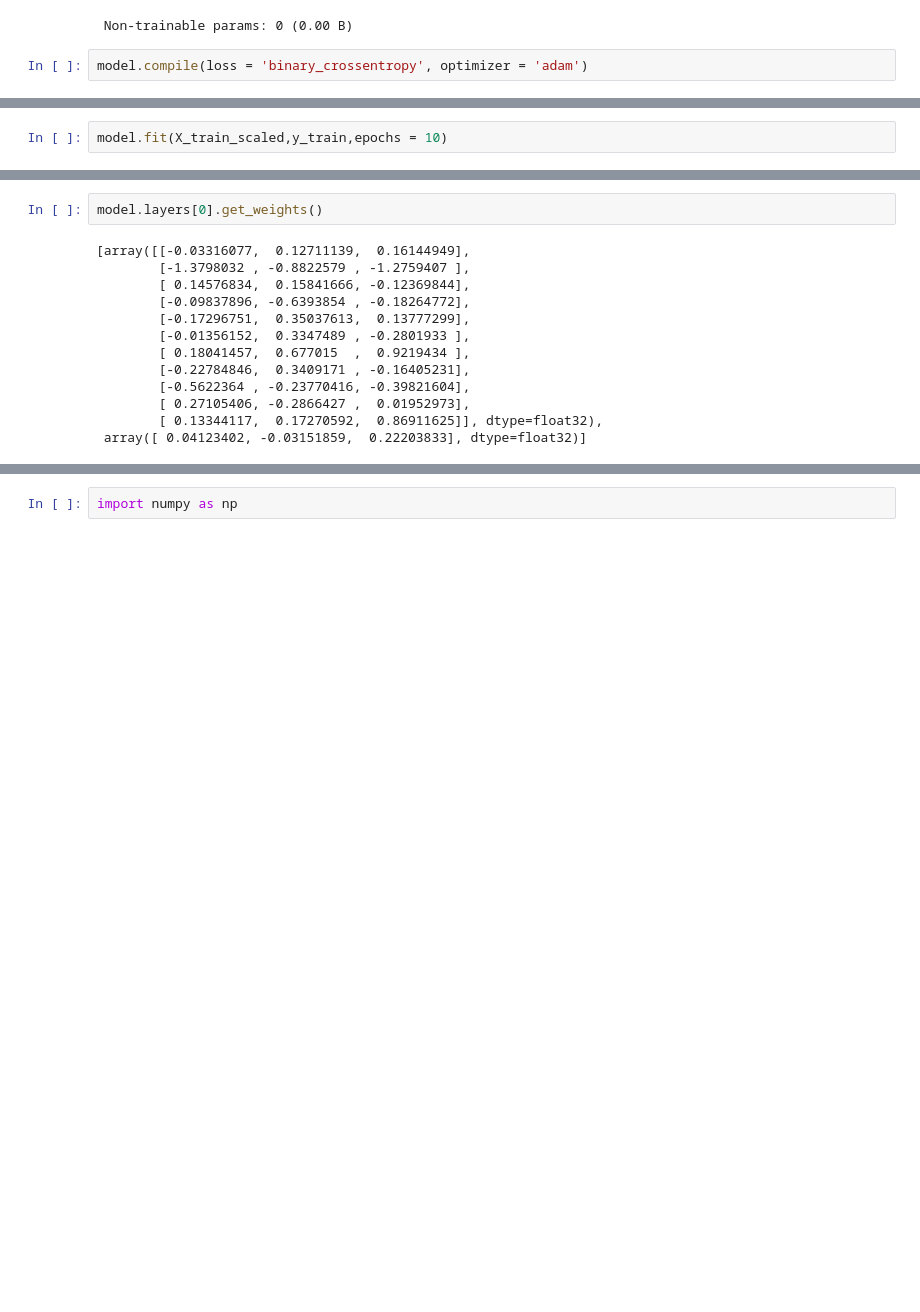
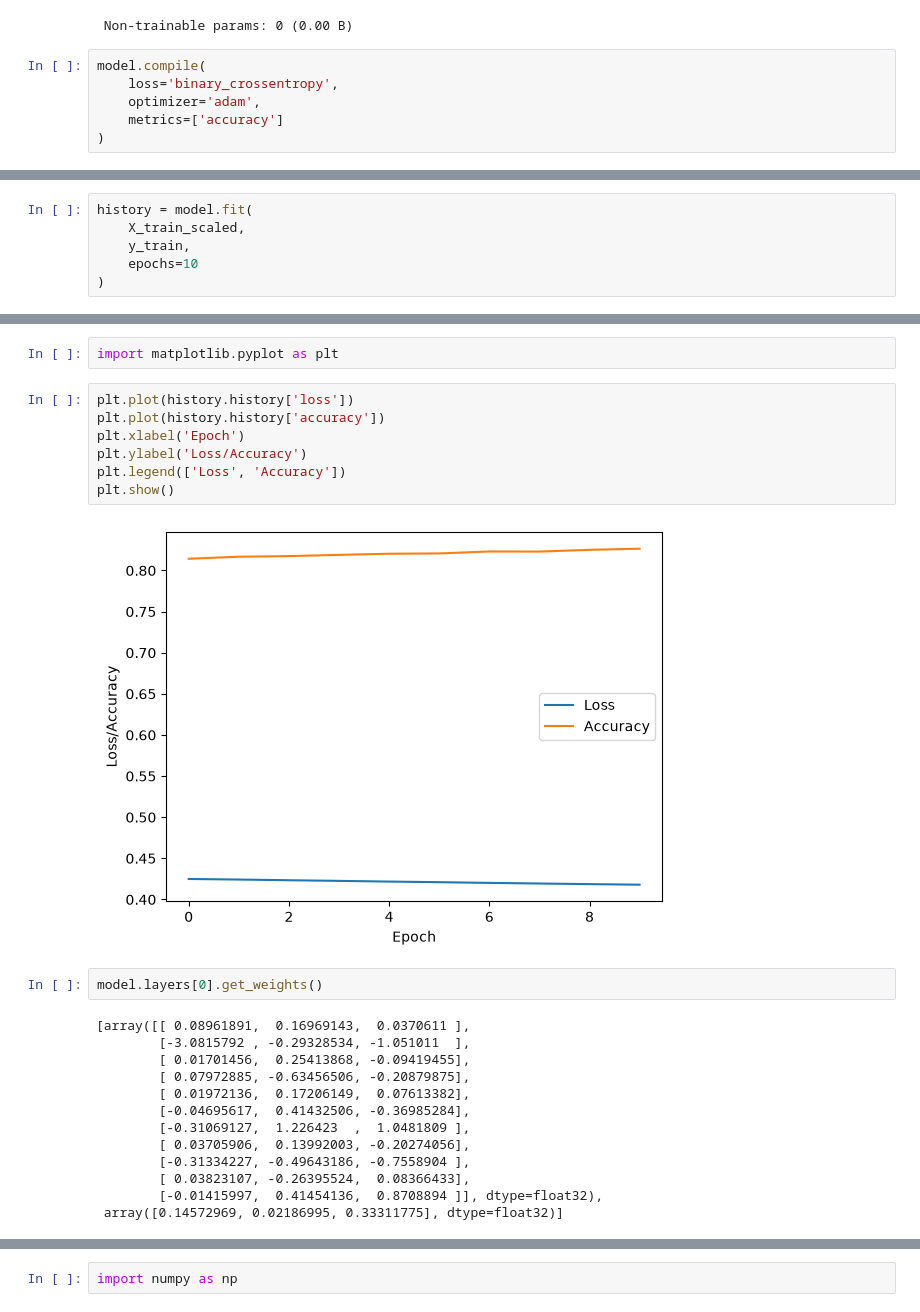
Before and after one commit to atharv-arch/ML-PRACTICE-PROJECTS, a Jupyter notebook: churn-prediction/churn_prediction.ipynb, the cells around one changed output, grey strips where cells are left out. Cells and saved outputs as stored; diff of their text form; blank space fills up the shorter version.

```diff
--- a/churn-prediction/churn_prediction.ipynb
+++ b/churn-prediction/churn_prediction.ipynb
@@ -146,4 +146,8 @@ Model: "sequential"
  Trainable params: 40 (160.00 B)
  Non-trainable params: 0 (0.00 B)
 # %%
-model.compile(loss = 'binary_crossentropy', optimizer = 'adam')
+model.compile(
+    loss='binary_crossentropy',
+    optimizer='adam',
+    metrics=['accuracy']
+)
@@ -152,4 +154,8 @@ WARNING:tensorflow:TensorFlow GPU support is not available on native Windows for
 # %%
-model.fit(X_train_scaled,y_train,epochs = 10)
+history = model.fit(
+    X_train_scaled,
+    y_train,
+    epochs=10
+)
 # %% [output]
 Epoch 1/10
@@ -176,18 +204,29 @@ Epoch 10/10
+# %%
+import matplotlib.pyplot as plt
+# %%
+plt.plot(history.history['loss'])
+plt.plot(history.history['accuracy'])
+plt.xlabel('Epoch')
+plt.ylabel('Loss/Accuracy')
+plt.legend(['Loss', 'Accuracy'])
+plt.show()
+# %% [output]
+[figure, added]
 # %%
 model.layers[0].get_weights()
 # %% [output]
-[array([[-0.03316077,  0.12711139,  0.16144949],
-        [-1.3798032 , -0.8822579 , -1.2759407 ],
-        [ 0.14576834,  0.15841666, -0.12369844],
-        [-0.09837896, -0.6393854 , -0.18264772],
-        [-0.17296751,  0.35037613,  0.13777299],
-        [-0.01356152,  0.3347489 , -0.2801933 ],
-        [ 0.18041457,  0.677015  ,  0.9219434 ],
-        [-0.22784846,  0.3409171 , -0.16405231],
-        [-0.5622364 , -0.23770416, -0.39821604],
-        [ 0.27105406, -0.2866427 ,  0.01952973],
-        [ 0.13344117,  0.17270592,  0.86911625]], dtype=float32),
- array([ 0.04123402, -0.03151859,  0.22203833], dtype=float32)]
+[array([[ 0.08961891,  0.16969143,  0.0370611 ],
+        [-3.0815792 , -0.29328534, -1.051011  ],
+        [ 0.01701456,  0.25413868, -0.09419455],
+        [ 0.07972885, -0.63456506, -0.20879875],
+        [ 0.01972136,  0.17206149,  0.07613382],
+        [-0.04695617,  0.41432506, -0.36985284],
+        [-0.31069127,  1.226423  ,  1.0481809 ],
+        [ 0.03705906,  0.13992003, -0.20274056],
+        [-0.31334227, -0.49643186, -0.7558904 ],
+        [ 0.03823107, -0.26395524,  0.08366433],
+        [-0.01415997,  0.41454136,  0.8708894 ]], dtype=float32),
+ array([0.14572969, 0.02186995, 0.33311775], dtype=float32)]
 # %%
 y_log = model.predict(X_test_scaled)
 # %% [output]
```
Also changed, not shown: parts of 5 cells of this notebook.
